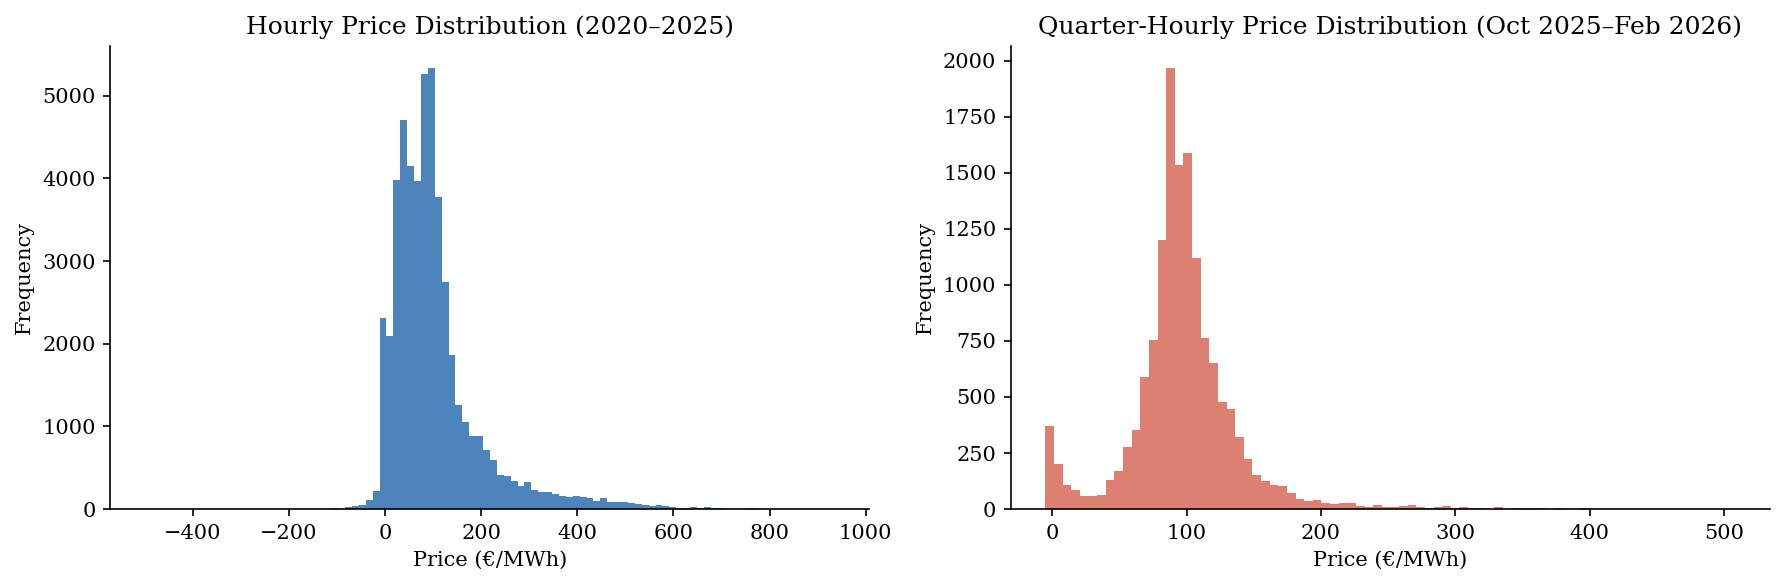
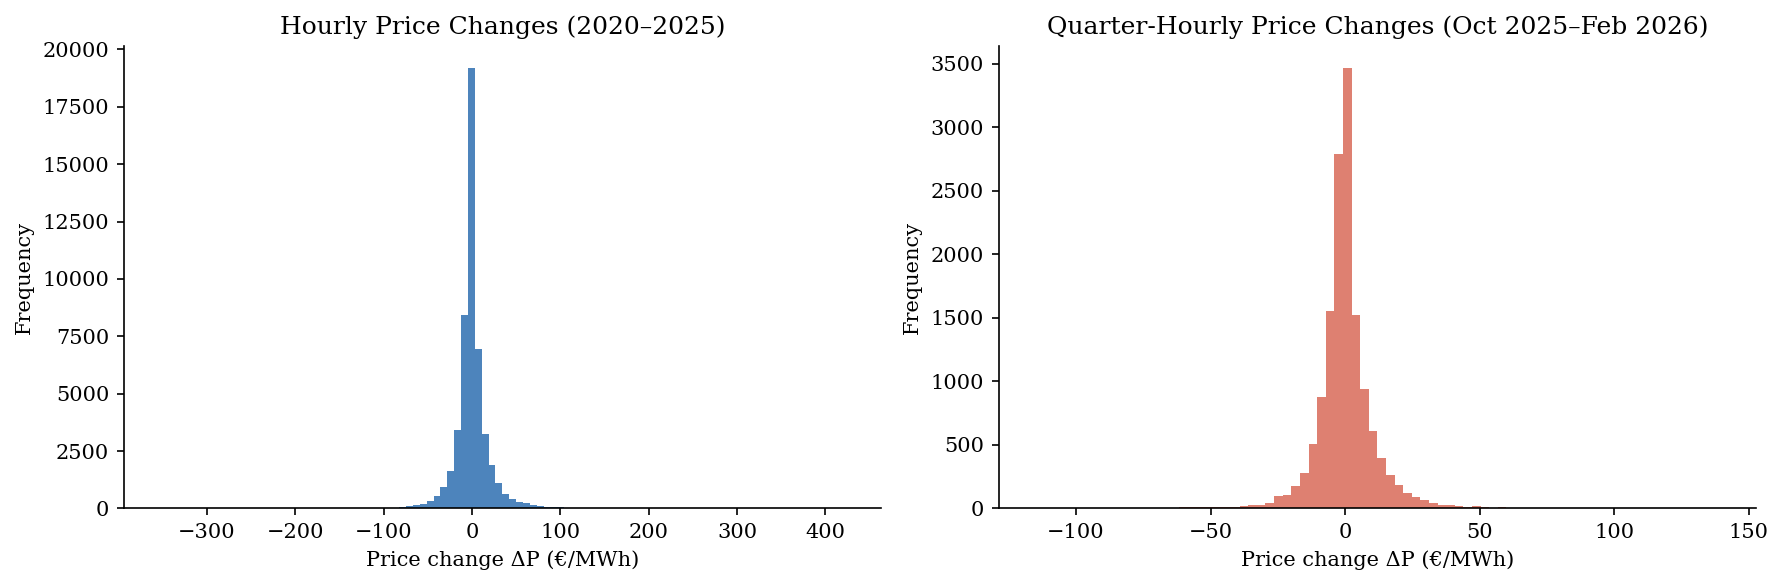
Unified diff of the notebook cell whose output changed from the first chart to the second:
--- before
+++ after
@@ -1,19 +1,23 @@
+#compute first differences to remove non-stationarity
+#differencing makes the series stationary so the histogram is meaningful
+hourly_diff = df_h["price_eur_mwh"].diff().dropna()
+qh_diff     = df_qh["price_eur_mwh"].diff().dropna()
+
 fig, axes = plt.subplots(1, 2, figsize=(12, 4))
 
-#plot hourly
-axes[0].hist(df_h["price_eur_mwh"], bins=100, color="#2166ac", edgecolor="none", alpha=0.8)
-axes[0].set_title("Hourly Price Distribution (2020–2025)")
-axes[0].set_xlabel("Price (€/MWh)")
+#plot hourly first differences
+axes[0].hist(hourly_diff, bins=100, color="#2166ac", edgecolor="none", alpha=0.8)
+axes[0].set_title("Hourly Price Changes (2020–2025)")
+axes[0].set_xlabel("Price change ΔP (€/MWh)")
 axes[0].set_ylabel("Frequency")
 
-#plot quarter-hourly
-axes[1].hist(df_qh["price_eur_mwh"], bins=80, color="#d6604d", edgecolor="none", alpha=0.8)
-axes[1].set_title("Quarter-Hourly Price Distribution (Oct 2025–Feb 2026)")
-axes[1].set_xlabel("Price (€/MWh)")
+#plot quarter-hourly first differences
+axes[1].hist(qh_diff, bins=80, color="#d6604d", edgecolor="none", alpha=0.8)
+axes[1].set_title("Quarter-Hourly Price Changes (Oct 2025–Feb 2026)")
+axes[1].set_xlabel("Price change ΔP (€/MWh)")
 axes[1].set_ylabel("Frequency")
- 
+
 plt.tight_layout()
 plt.savefig("plot_histograms.pdf", bbox_inches="tight")
-
 plt.show()
-print(" plot_histograms.pdf")
+print("plot_histograms.pdf")

Commit: Update notebooks after reviewer feedback: first-differences histogram, naive benchmark